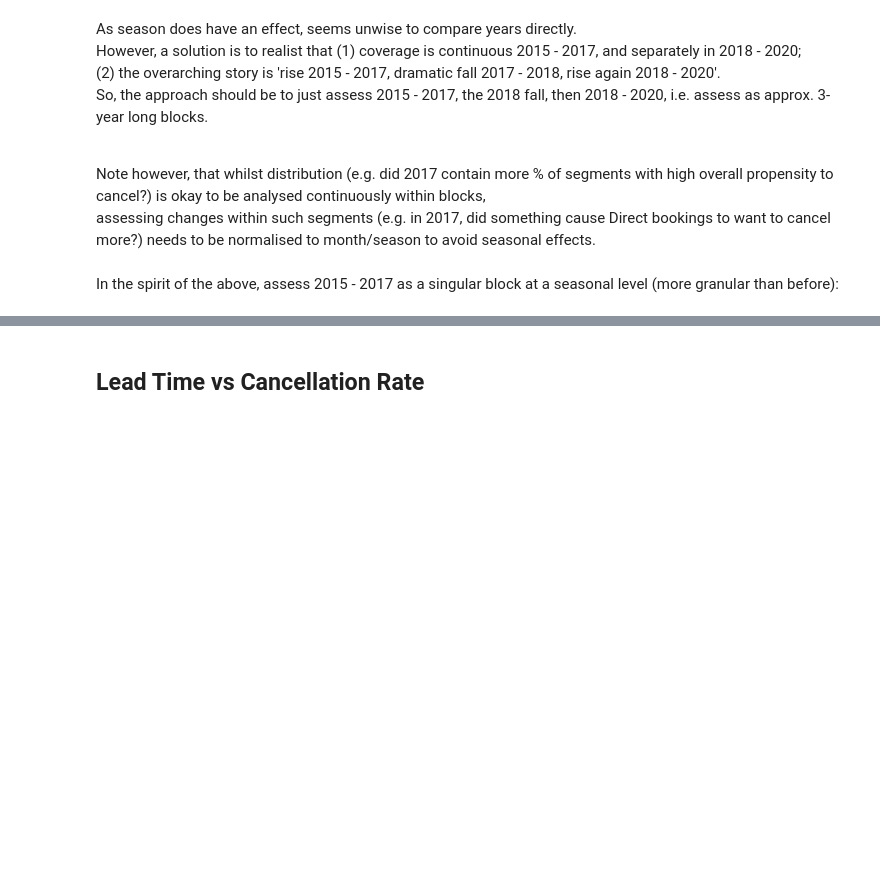
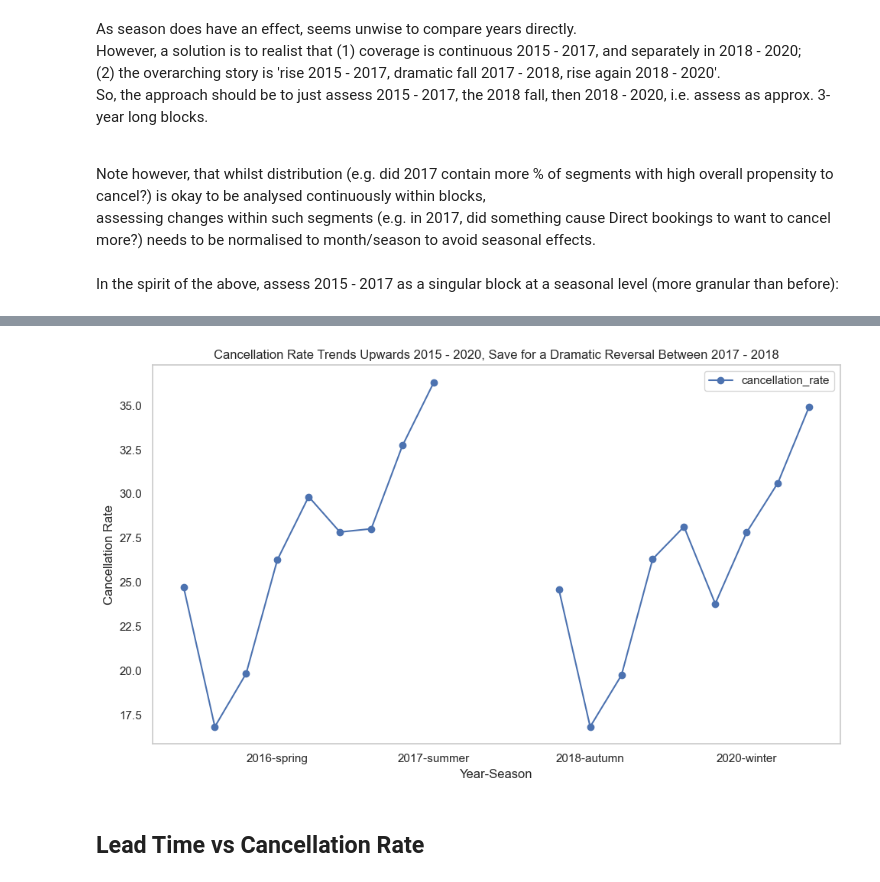
Before and after one commit to dngsus/data_analysis, a Jupyter notebook: 01 Hotel Bookings/01 Hotel v01.ipynb, the cells around one changed output, grey strips where cells are left out. Drawn from its saved outputs; the diff is of its cells as text; code cells hidden in the pictures; blank space fills up the shorter version.

```diff
--- a/01 Hotel Bookings/01 Hotel v01.ipynb
+++ b/01 Hotel Bookings/01 Hotel v01.ipynb
@@ -1182,0 +1052,10 @@ Categories (24, object): ['2015-winter' < '2015-spring' < '2015-summer' < '2015-
+# %%
+df_cancellations = df_main.groupby("year_season").size().reset_index().rename(columns = {0 : "bookings"})
+
+df_cancellations2 = df_main[["year_season", "is_canceled"]].groupby("year_season")["is_canceled"].sum().reset_index().rename(columns = {"is_canceled" : "cancellations"})
+
+df_cancellations = df_cancellations.merge(df_cancellations2, on = ("year_season"))
+
+df_cancellations["cancellation_rate"] = (df_cancellations["cancellations"] / df_cancellations["bookings"]) * 100
+df_cancellations = df_cancellations[["year_season", "cancellation_rate"]].set_index("year_season")
+df_cancellations
@@ -1183,3 +1081,18 @@ Categories (24, object): ['2015-winter' < '2015-spring' < '2015-summer' < '2015-
+# %%
+fig, ax = plt.subplots(figsize=(10, 6))
+df_cancellations.plot(marker='o', ax=ax)
+
+ax.set_title("Cancellation Rate Trends Upwards 2015 - 2020, Save for a Dramatic Reversal Between 2017 - 2018") # Though as before, season has impact
+ax.set_xlabel("Year-Season")
+ax.set_ylabel("Cancellation Rate")
+ax.grid(False)
+
+plt.tight_layout()
+plt.show()
+
+# Amend X-axis tickers
+# %% [output]
+[figure, added]
 # %% [markdown]
 ## Lead Time vs Cancellation Rate
 # %%
```
Also changed, not shown: parts of 58 cells of this notebook.
